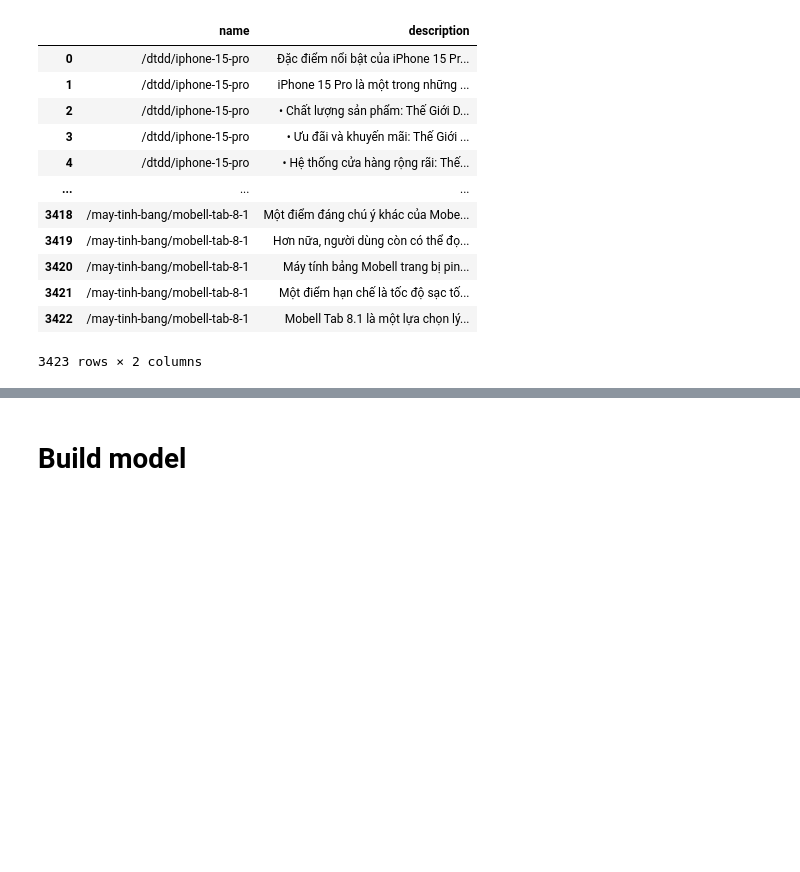
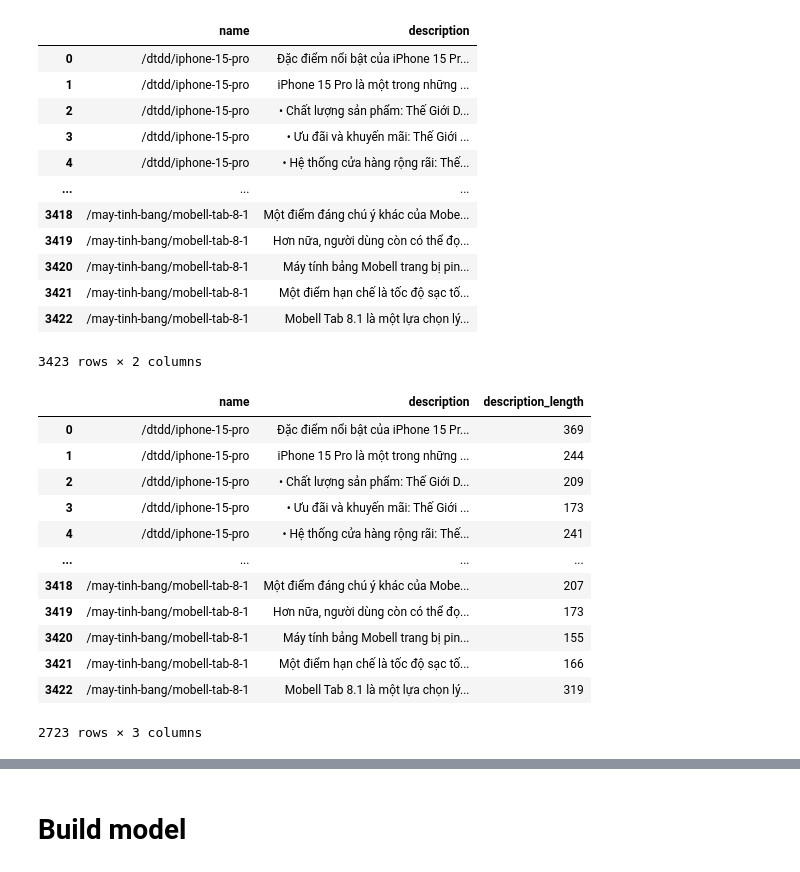
Before and after one commit to tpham1467/PBL7, a Jupyter notebook: NamTruong/preprocess.ipynb, the cells around one changed output, grey strips where cells are left out. Cells and saved outputs as stored; diff of their text form; code cells hidden in the pictures; blank space fills up the shorter version.

```diff
--- a/NamTruong/preprocess.ipynb
+++ b/NamTruong/preprocess.ipynb
@@ -76,6 +76,28 @@ data
 | 3421 | /may-tinh-bang/mobell-tab-8-1 | Một điểm hạn chế là tốc độ sạc tố... |
 | 3422 | /may-tinh-bang/mobell-tab-8-1 | Mobell Tab 8.1 là một lựa chọn lý... |
 3423 rows × 2 columns
+# %%
+# data_grouped = data.groupby('name')['description'].apply(' '.join).reset_index()
+# data_grouped
+
+data["description_length"] = data["description"].str.len()
+rows_to_drop = data[data["description_length"] < 100].index
+data = data.drop(rows_to_drop)
+data
+# %% [output]
+|  | name | description | description_length |
+| 0 | /dtdd/iphone-15-pro | Đặc điểm nổi bật của iPhone 15 Pr... | 369 |
+| 1 | /dtdd/iphone-15-pro | iPhone 15 Pro là một trong những ... | 244 |
+| 2 | /dtdd/iphone-15-pro | • Chất lượng sản phẩm: Thế Giới D... | 209 |
+| 3 | /dtdd/iphone-15-pro | • Ưu đãi và khuyến mãi: Thế Giới ... | 173 |
+| 4 | /dtdd/iphone-15-pro | • Hệ thống cửa hàng rộng rãi: Thế... | 241 |
+| ... | ... | ... | ... |
+| 3418 | /may-tinh-bang/mobell-tab-8-1 | Một điểm đáng chú ý khác của Mobe... | 207 |
+| 3419 | /may-tinh-bang/mobell-tab-8-1 | Hơn nữa, người dùng còn có thể đọ... | 173 |
+| 3420 | /may-tinh-bang/mobell-tab-8-1 | Máy tính bảng Mobell trang bị pin... | 155 |
+| 3421 | /may-tinh-bang/mobell-tab-8-1 | Một điểm hạn chế là tốc độ sạc tố... | 166 |
+| 3422 | /may-tinh-bang/mobell-tab-8-1 | Mobell Tab 8.1 là một lựa chọn lý... | 319 |
+2723 rows × 3 columns
 # %%
 dataDescription = list(data['description'].values)
 # %%
```
Also changed, not shown: parts of 23 cells of this notebook, 2 other files.
